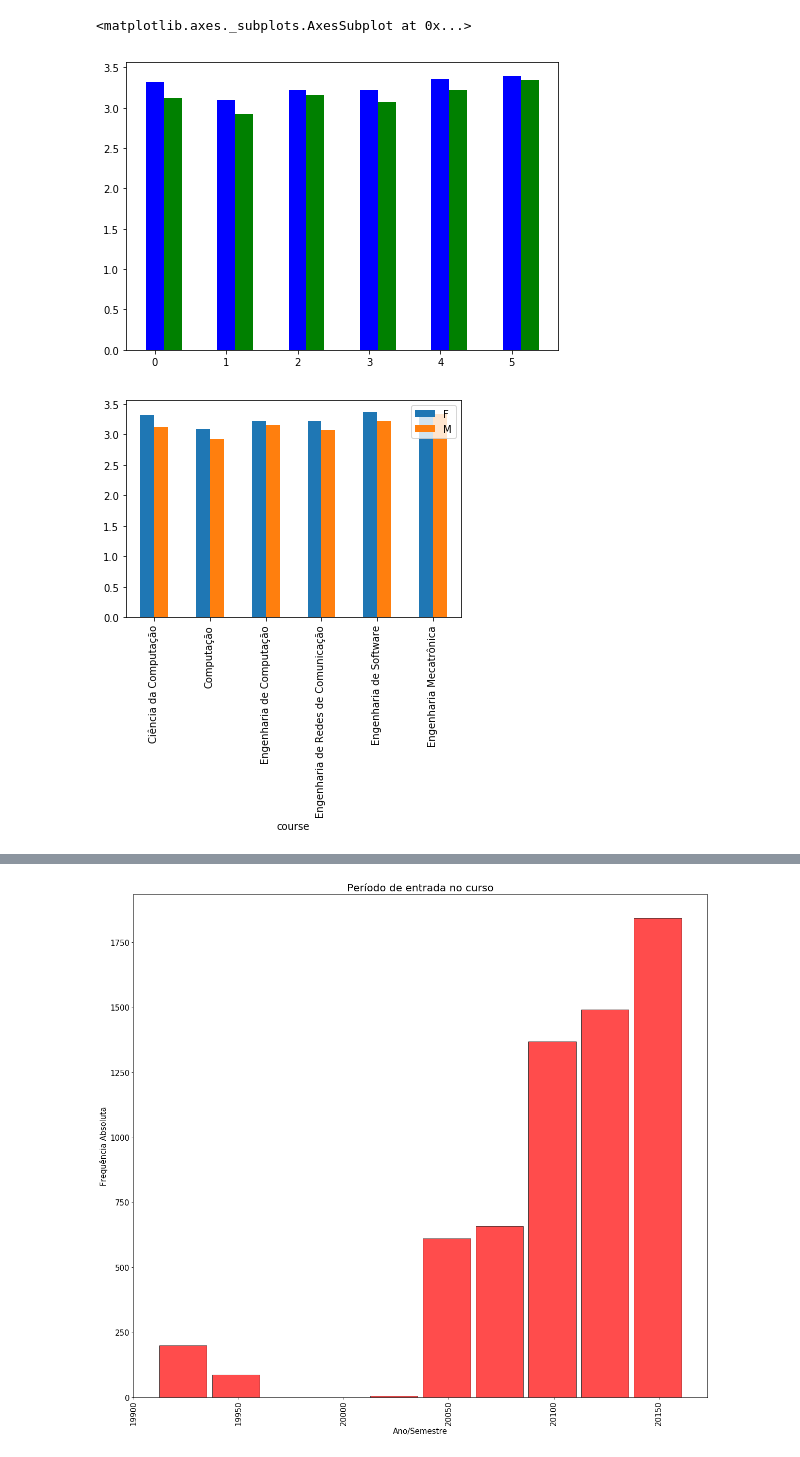
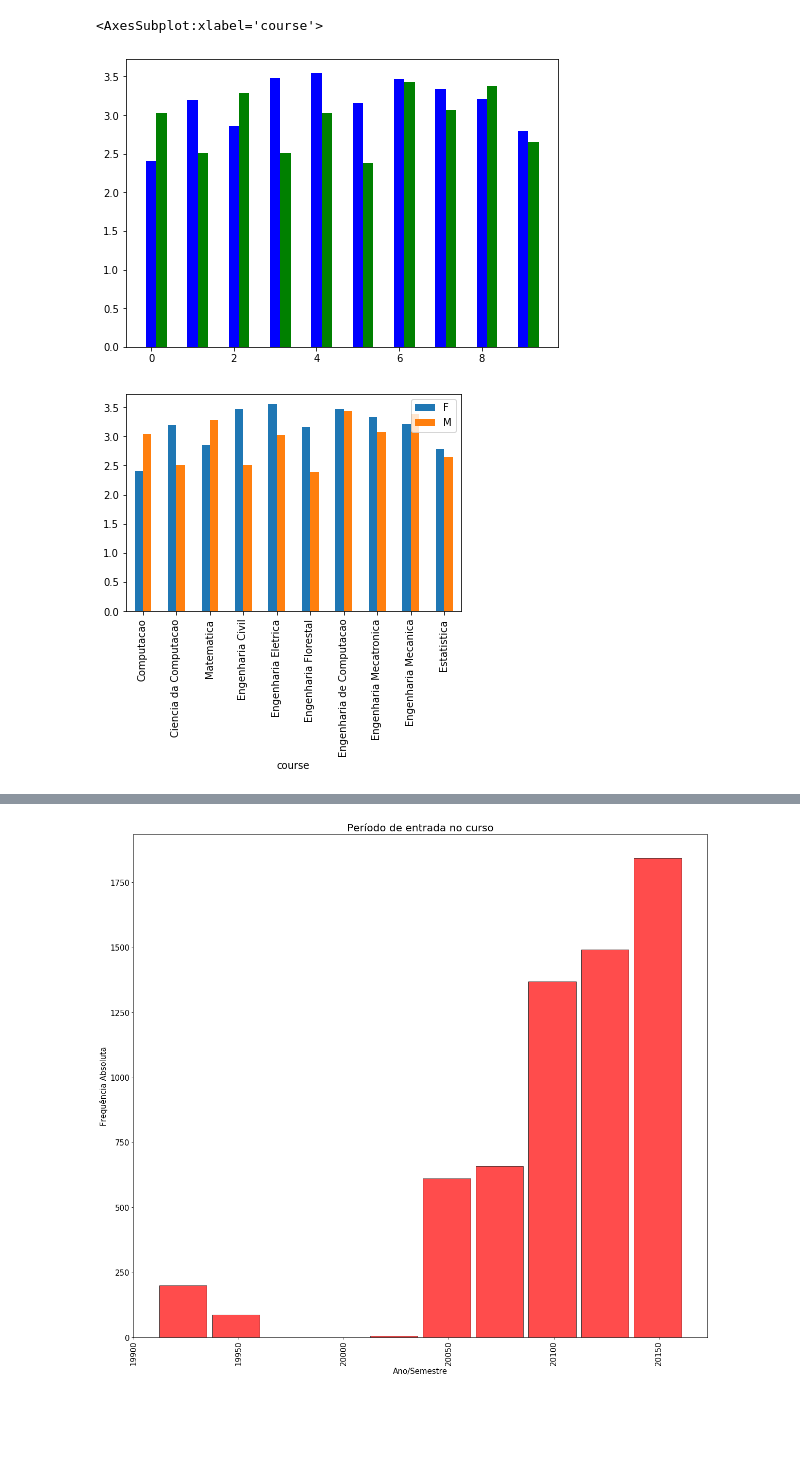
Before and after one commit to luhansen/Estudo_Visualizacao, a Jupyter notebook: Estudo de Algoritmos/Exemplos Reais - visualização de dados.ipynb, the cells around one changed output, grey strips where cells are left out. Saved outputs shown, nothing was run; the diff lists cells and outputs as text; code cells hidden in the pictures; blank space fills up the shorter version.

```diff
--- a/Estudo de Algoritmos/Exemplos Reais - visualização de dados.ipynb
+++ b/Estudo de Algoritmos/Exemplos Reais - visualização de dados.ipynb
@@ -14,7 +14,7 @@ try:
         host = "localhost",
         database='mestradoNOTA',
         user = "root",
-        passwd = "admin"
+        passwd = "admin123"
     )
 
     if db.is_connected():
@@ -80,27 +108,27 @@ plt.show()
 # %%
-select_query = "select gender, course, AVG(average) as AVG from students as S INNER JOIN student_course_subject as SCS on S.id = SCS.id_student INNER JOIN student_courses as SC on SC.id_student = S.id group by course, gender;"
+select_query = "select gender, course, AVG(average_in_semester) as AVG from students as S INNER JOIN student_course_subject as SCS on S.id = SCS.id_student INNER JOIN student_courses as SC on SC.id_student = S.id group by course, gender;"
 cursor.execute(select_query)
 records = DataFrame(cursor.fetchall())
 records.columns = cursor.column_names
 
 F = records[records['gender'] == 'F']
 M = records[records['gender'] == 'M']
 X = np.arange(len(F['course']))
 
 fig = plt.figure()
 ax = fig.add_axes([0,0,1,1])
 ax.bar(X + 0.00, F['AVG'], color = 'b', width = 0.25)
 ax.bar(X + 0.25, M['AVG'], color = 'g', width = 0.25)
 
 plotdata = pd.DataFrame({
     "F":F['AVG'].to_numpy(),
     "M":M['AVG'].to_numpy()
     },
     index=F['course']
 )
 plotdata.plot(kind="bar")
 # %% [output]
-<matplotlib.axes._subplots.AxesSubplot at 0x...>
+<AxesSubplot:xlabel='course'>
-[figure, old version]
+[figure, new version]
-[figure, old version]
+[figure, new version]
 # %%
```
Also changed, not shown: parts of 11 cells of this notebook, 16 other files.
